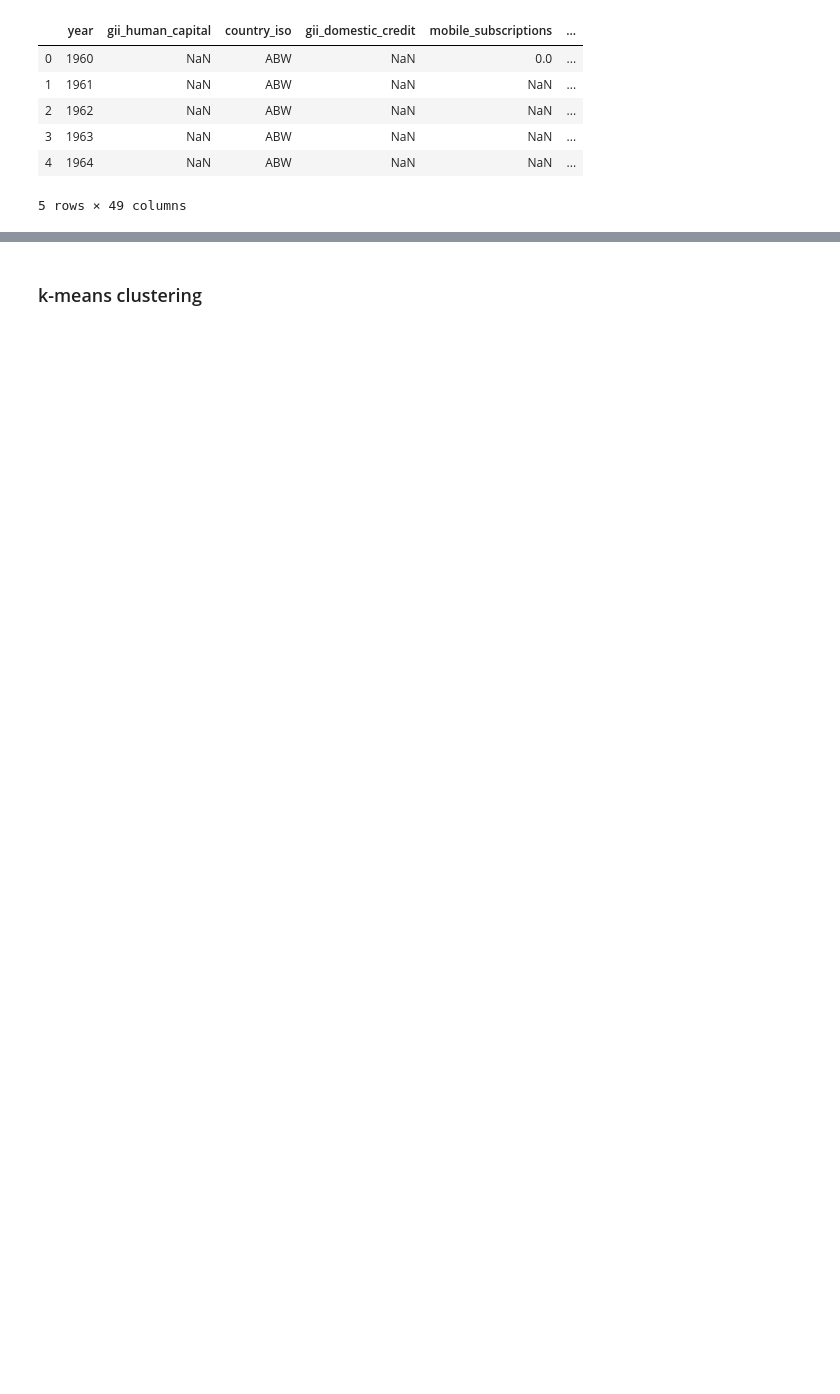
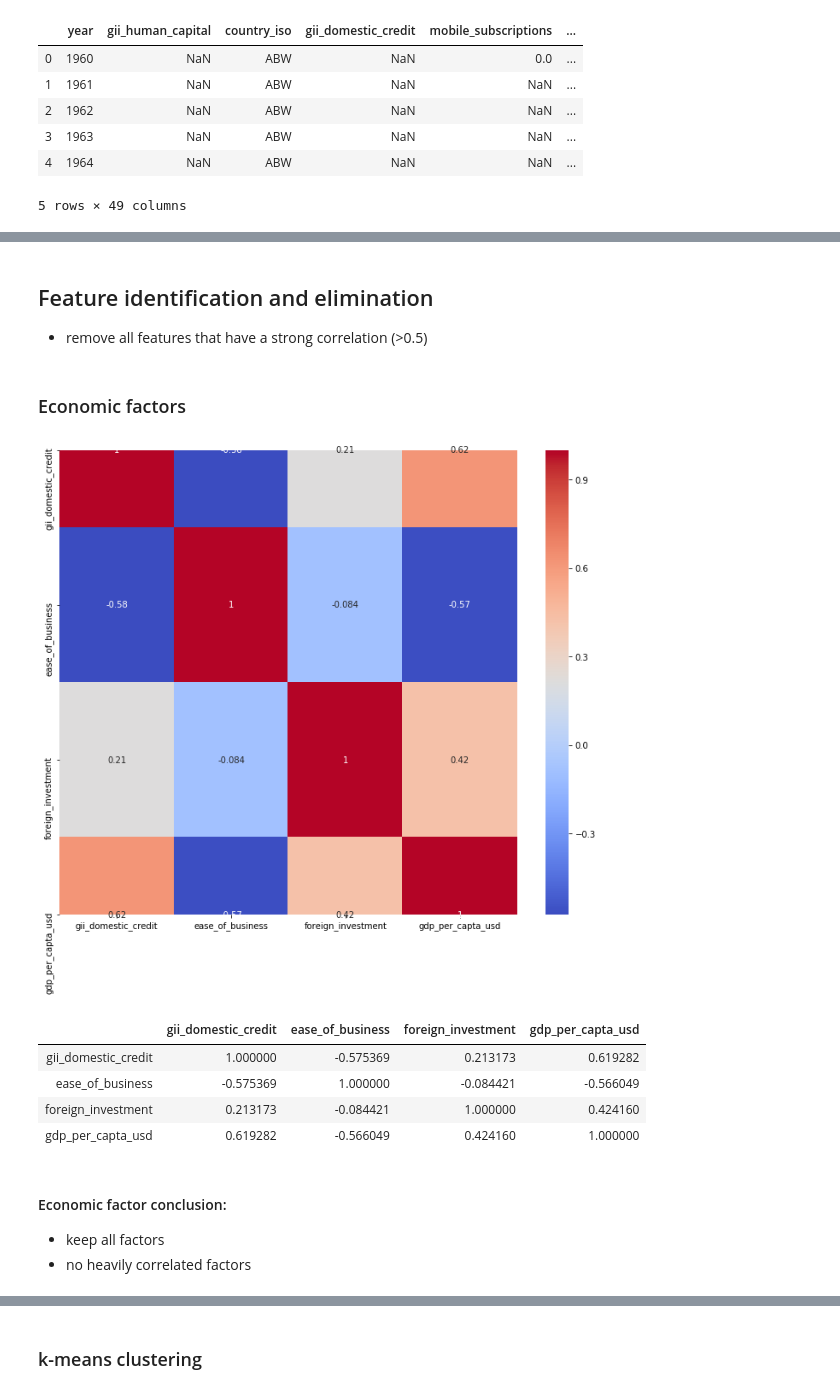
Before and after one commit to MissFacetious/Innovation, a Jupyter notebook: data_analysis/unsupervised.ipynb, the cells around one changed output, grey strips where cells are left out. Drawn from its saved outputs; the diff is of its cells as text; code cells hidden in the pictures; blank space fills up the shorter version.

Commit message:
initial feature elimination

```diff
--- a/data_analysis/unsupervised.ipynb
+++ b/data_analysis/unsupervised.ipynb
@@ -45,0 +58,57 @@ df_mean.drop(['year'], axis =1, inplace = True)
+# %% [markdown]
+## Feature identification and elimination
+- remove all features that have a strong correlation (>0.5)
+# %%
+non_cultural = df_mean[['gii_domestic_credit',
+                        'mobile_subscriptions',
+                        'broadband_subscriptions_per100',
+                        'gii_ict_services_imports',
+                        'diversity_ethnicFractionalization',
+                        'diversity_linguisticFractionalization',
+                        'diversity_religiousFractionalization',
+                        'literacy_rate',
+                        'electrification',
+                        'rural_population',
+                        'school_enrollment_tertiary',
+                        'gii_rule_of_law',
+                        'population',
+                        'mortality_rate',
+                        'secure_internet_servers',
+                        'gii_institutions',
+                        'gii_top_level_domains',
+                        'gii_research_talent_in_business',
+                        'life_expectancy',
+                        'ease_of_business',
+                        'gii_ict_access',
+                        'gii_stem_assessment',
+                        'poverty_ratio',
+                        'foreign_investment',
+                        'total_hospital_density_per_100k',
+                        'gii_university_industry',
+                        'gdp_per_capta_usd',
+                        ]]
+# %% [markdown]
+### Economic factors
+# %%
+eco = non_cultural[['gii_domestic_credit',
+                    'ease_of_business',
+                    'foreign_investment',
+                    'gdp_per_capta_usd',
+                    ]]
+# %%
+plt.figure(figsize=(12,10))
+cor = eco.corr()
+sns.heatmap(cor, annot=True, cmap=plt.cm.coolwarm)
+plt.show()
+cor
+# %% [output]
+[figure, added]
+|  | gii_domestic_credit | ease_of_business | foreign_investment | gdp_per_capta_usd |
+| gii_domestic_credit | 1.000000 | -0.575369 | 0.213173 | 0.619282 |
+| ease_of_business | -0.575369 | 1.000000 | -0.084421 | -0.566049 |
+| foreign_investment | 0.213173 | -0.084421 | 1.000000 | 0.424160 |
+| gdp_per_capta_usd | 0.619282 | -0.566049 | 0.424160 | 1.000000 |
+# %% [markdown]
+#### Economic factor conclusion:
+- keep all factors
+- no heavily correlated factors
```
Also changed, not shown: parts of 33 cells of this notebook.
